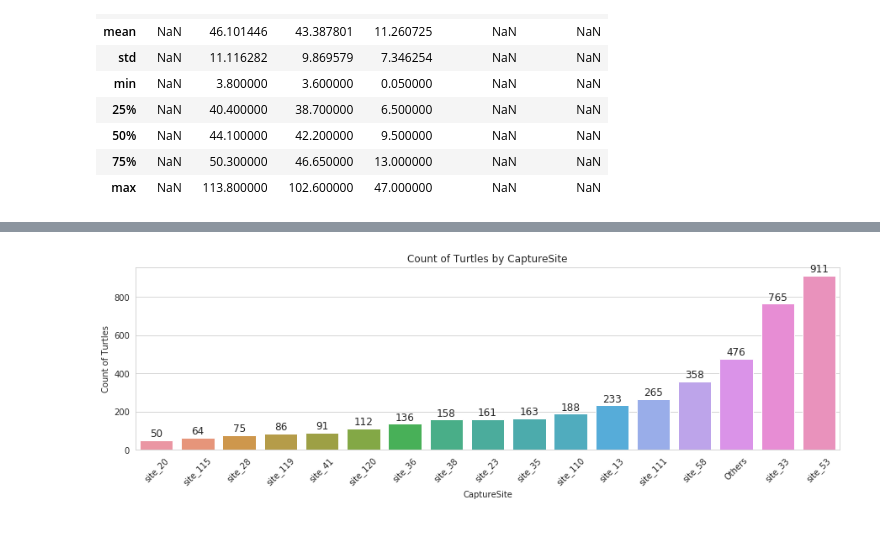
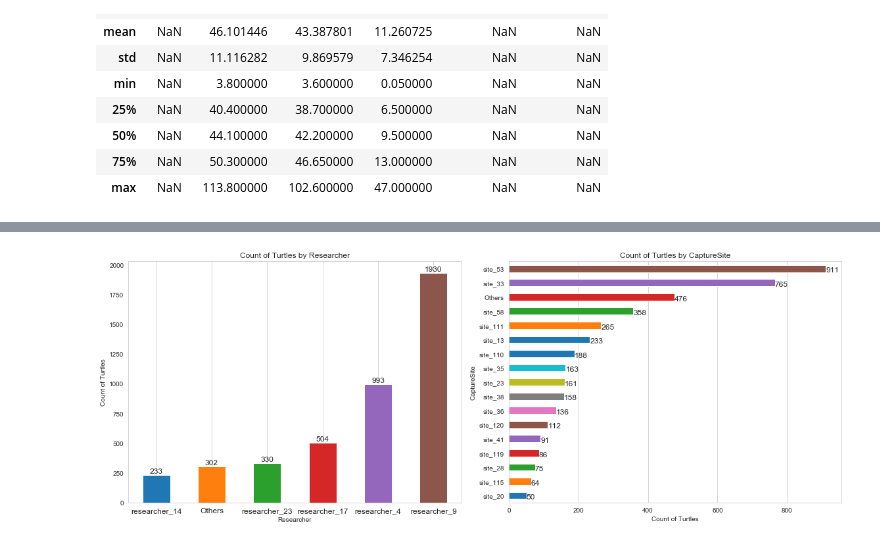
Before and after one commit to nyawanga/sea_turtles_rescue, a Jupyter notebook: Sea Turtle Rescue.ipynb, the cells around one changed output, grey strips where cells are left out. Drawn from its saved outputs; the diff is of its cells as text; code cells hidden in the pictures.

```diff
--- a/Sea Turtle Rescue.ipynb
+++ b/Sea Turtle Rescue.ipynb
@@ -66,7 +66,7 @@ clean.shape, label_df.shape
 # %% [markdown]
 ### APPEND THE NEW DATAFRAME LABEL COLUMN TO THE CLEANED DATA
 # %%
-clean = clean.merge(label_df.drop('row', axis = 1), left_index= True, right_index = True, how = 'inner')
+#clean = clean.merge(labels_df, left_index= True, right_index = True, how = 'inner')
 # %%
 clean.shape
 # %% [output]
@@ -184,5 +141,5 @@ plt.show()
 # %%
-def limit_percentile(df, group_col=None,value_col=None,alpha = 0.75 ):
+def limit_percentile(df, group_col=None,value_col='Rescue_ID',alpha = 0.75 ):
 
     """ Return the provided label for items whose cumsum is below the
     alpha value else return 'Others' for the remaining labels.
@@ -206,25 +163,36 @@ def limit_percentile(df, group_col=None,value_col=None,alpha = 0.75 ):
 
     return frame
 # %%
+plt.figure(figsize = (16, 6))
 
-capture_site = limit_percentile(clean,group_col='CaptureSite',value_col='Rescue_ID', alpha=.9)
+##FIRST PLOT BY RESEARCHER
+plt.subplot(1, 2, 1)
+researchers = limit_percentile(clean,group_col='Researcher', alpha=.95).sort_values()
+ax = researchers.plot(kind = 'bar')
+
+bars, values, labels= ax.patches, researchers.values, researchers.index
+
+for b, v in zip(bars, values):
+    h, w, x_loc = b.get_height(), b.get_width(), b.get_x()
+    ax.text(x_loc + w/2, h + 5, v, ha = 'center', va = 'bottom', fontsize= 12)
+ax.set_xticklabels(labels = labels, rotation = 0, fontsize = 12)
+ax.yaxis.grid(which='major')
+ax.set_ylabel("Count of Turtles"), ax.set_xlabel("Researcher")
+ax.set_title("Count of Turtles by Researcher")
+
+##SECOND PLOT BY CAPTURESITE
+plt.subplot(1, 2, 2)
+capture_site = limit_percentile(clean,group_col='CaptureSite', alpha=.9)
 capture_site = capture_site.sort_values()
 
-plt.figure(figsize = (15, 4))
-ax = sns.barplot(capture_site.index, capture_site.values)
-bars = ax.patches
-values = capture_site.values
-labels = capture_site.index
+ax = capture_site.plot(kind = 'barh')
+bars, values, labels = ax.patches, capture_site.values, capture_site.index
 
 for b, v in zip(bars, values):
-    h = b.get_height()
-    w = b.get_width()
-    x_loc = b.get_x()
-    ax.text(x_loc + w/2, h + 5, v, ha = 'center', va = 'bottom', fontsize= 12)
-ax.set_xticklabels(labels =labels, rotation = 45)
-ax.set_ylabel("Count of Turtles")
-ax.set_xlabel("CaptureSite")
+    h, w, y_loc = b.get_height(),b.get_width(), b.get_y()
+    ax.text(w, y_loc, v, ha = 'left', va = 'baseline', fontsize= 12)
+ax.yaxis.grid(which='major'); ax.set_xlabel("Count of Turtles"); ax.set_ylabel("CaptureSite")
 ax.set_title("Count of Turtles by CaptureSite")
-plt.show()
+plt.tight_layout()
 # %% [output]
-[figure, old version]
+[figure, new version]
```
Also changed, not shown: parts of 14 cells of this notebook.
